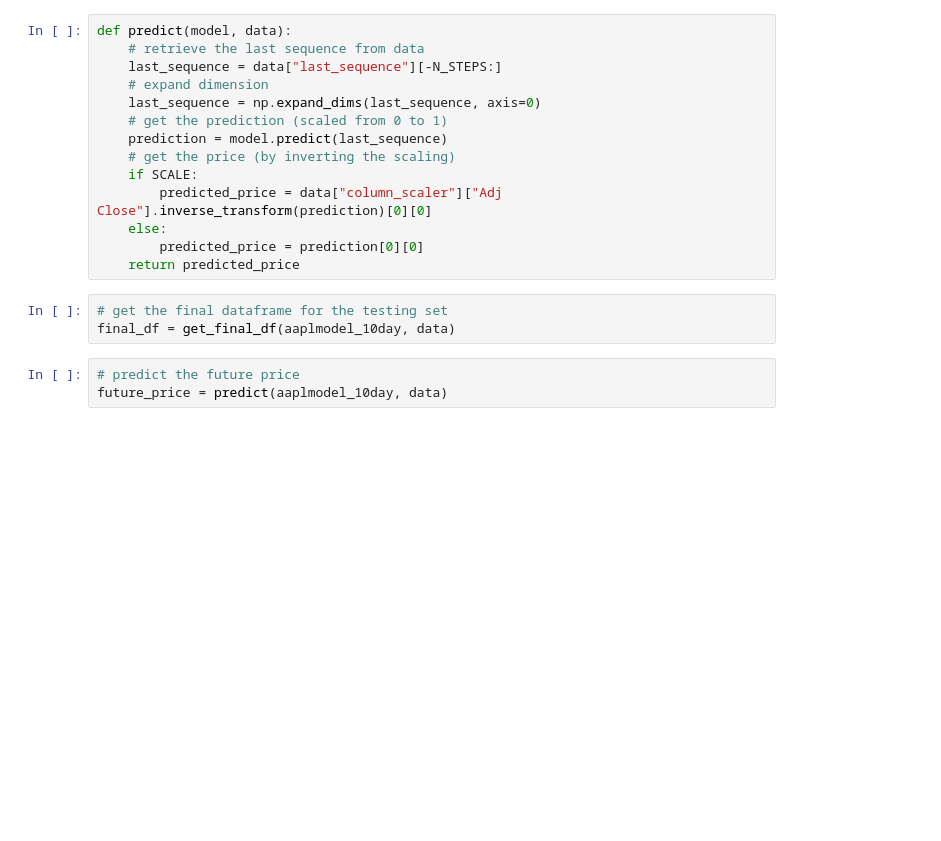
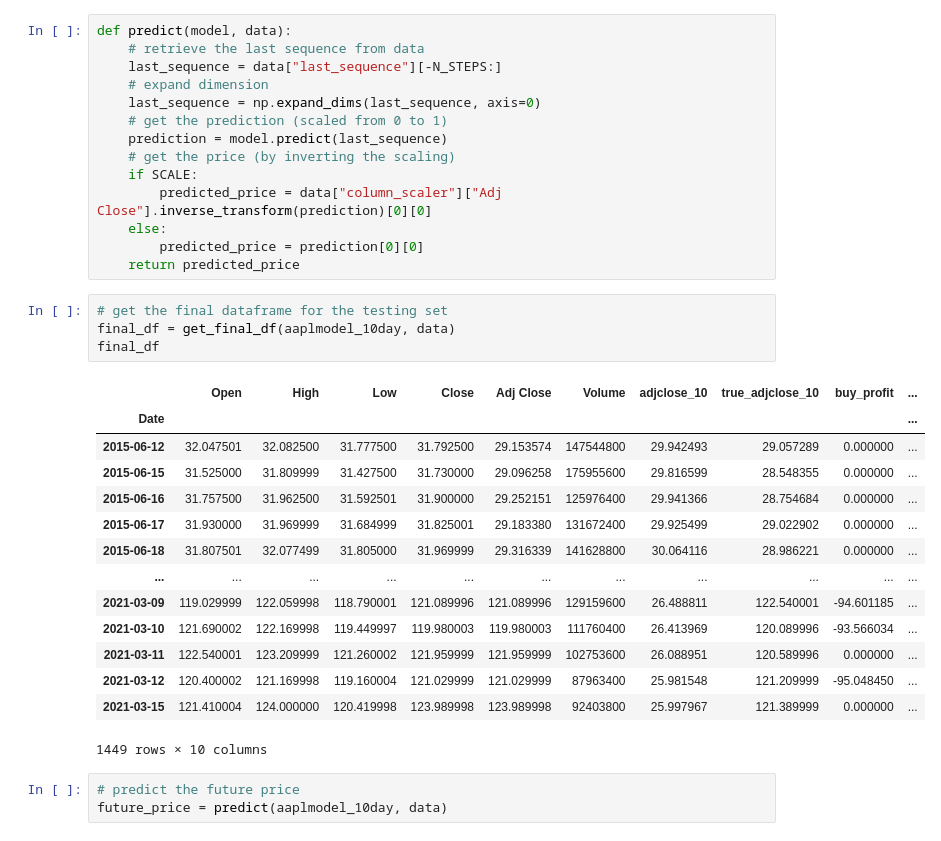
Before and after one commit to tlbrown2/BOT_Time, a Jupyter notebook: run_stocksmodel.ipynb, the cells around one changed output. Cells and saved outputs as stored; diff of their text form; blank space fills up the shorter version.

```diff
--- a/run_stocksmodel.ipynb
+++ b/run_stocksmodel.ipynb
@@ -270,6 +288,22 @@ def predict(model, data):
 # %%
 # get the final dataframe for the testing set
 final_df = get_final_df(aaplmodel_10day, data)
+final_df
+# %% [output]
+|  | Open | High | Low | Close | Adj Close | Volume | adjclose_10 | true_adjclose_10 | buy_profit | ... |
+| Date |  |  |  |  |  |  |  |  |  | ... |
+| 2015-06-12 | 32.047501 | 32.082500 | 31.777500 | 31.792500 | 29.153574 | 147544800 | 29.942493 | 29.057289 | 0.000000 | ... |
+| 2015-06-15 | 31.525000 | 31.809999 | 31.427500 | 31.730000 | 29.096258 | 175955600 | 29.816599 | 28.548355 | 0.000000 | ... |
+| 2015-06-16 | 31.757500 | 31.962500 | 31.592501 | 31.900000 | 29.252151 | 125976400 | 29.941366 | 28.754684 | 0.000000 | ... |
+| 2015-06-17 | 31.930000 | 31.969999 | 31.684999 | 31.825001 | 29.183380 | 131672400 | 29.925499 | 29.022902 | 0.000000 | ... |
+| 2015-06-18 | 31.807501 | 32.077499 | 31.805000 | 31.969999 | 29.316339 | 141628800 | 30.064116 | 28.986221 | 0.000000 | ... |
+| ... | ... | ... | ... | ... | ... | ... | ... | ... | ... | ... |
+| 2021-03-09 | 119.029999 | 122.059998 | 118.790001 | 121.089996 | 121.089996 | 129159600 | 26.488811 | 122.540001 | -94.601185 | ... |
+| 2021-03-10 | 121.690002 | 122.169998 | 119.449997 | 119.980003 | 119.980003 | 111760400 | 26.413969 | 120.089996 | -93.566034 | ... |
+| 2021-03-11 | 122.540001 | 123.209999 | 121.260002 | 121.959999 | 121.959999 | 102753600 | 26.088951 | 120.589996 | 0.000000 | ... |
+| 2021-03-12 | 120.400002 | 121.169998 | 119.160004 | 121.029999 | 121.029999 | 87963400 | 25.981548 | 121.209999 | -95.048450 | ... |
+| 2021-03-15 | 121.410004 | 124.000000 | 120.419998 | 123.989998 | 123.989998 | 92403800 | 25.997967 | 121.389999 | 0.000000 | ... |
+1449 rows × 10 columns
 # %%
 # predict the future price
 future_price = predict(aaplmodel_10day, data)
```
Also changed, not shown: parts of 6 cells of this notebook, 6 other files.
